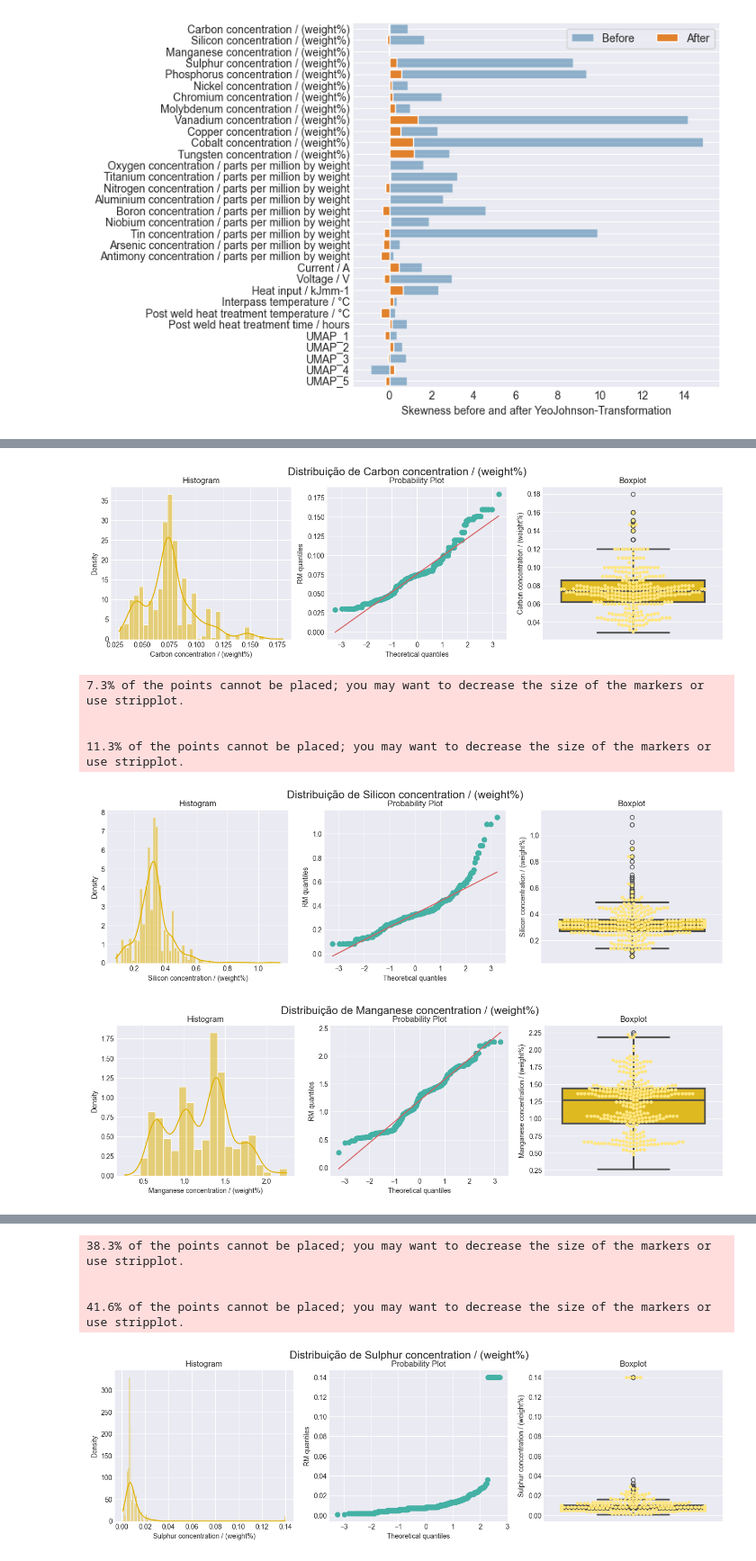
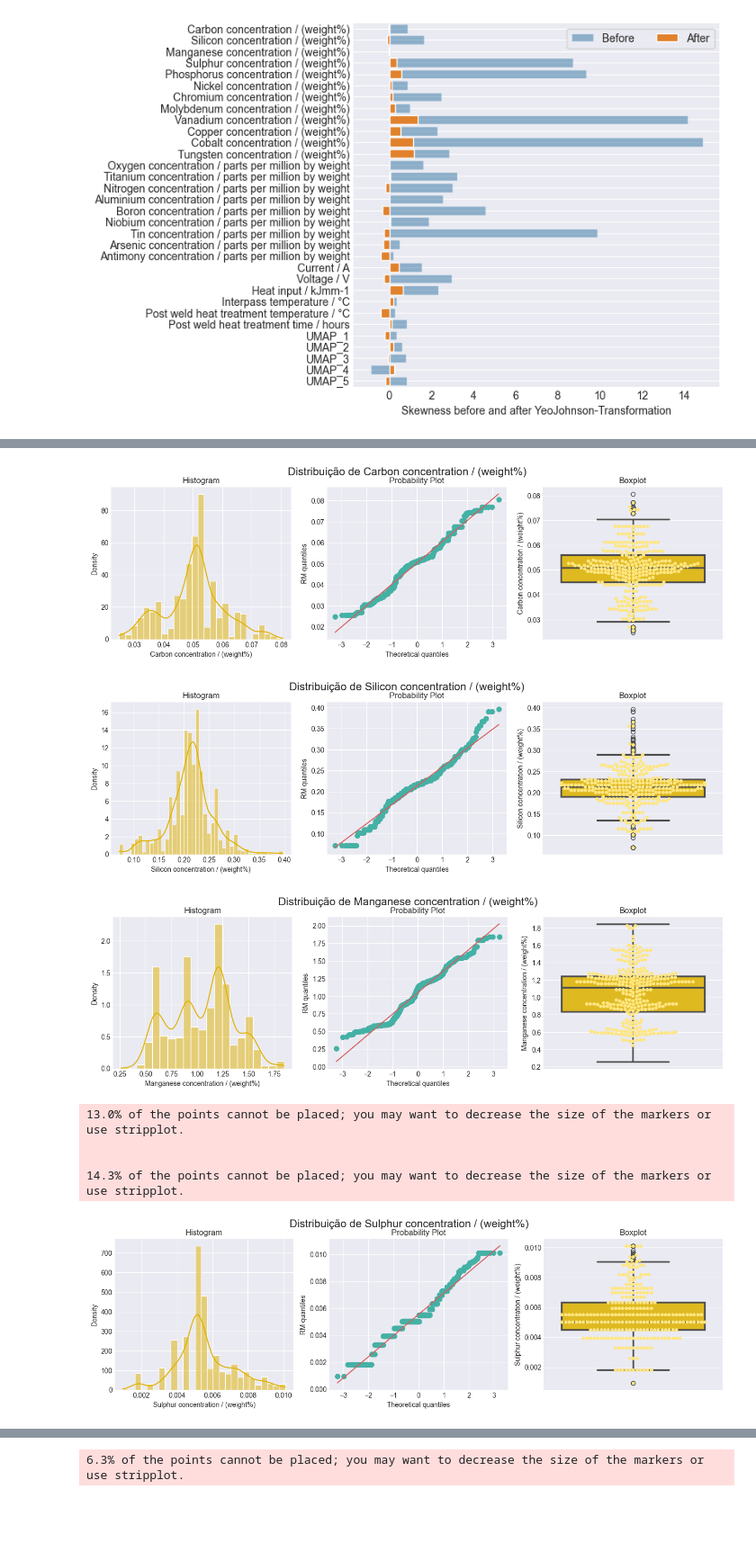
Before and after one commit to mateusgoto01/appAutoProject, a Jupyter notebook: 2_DataPreprocessing.ipynb, the cells around one changed output, grey strips where cells are left out. Shown at 90% size. Cells and saved outputs as stored; diff of their text form; code cells hidden in the pictures; blank space fills up the shorter version.

```diff
--- a/2_DataPreprocessing.ipynb
+++ b/2_DataPreprocessing.ipynb
@@ -200,7 +196,7 @@ def one_hot_encode_and_reduce_multiple(X_train, X_val, X_test, n_components=2, r
 
     return final_train, final_val, final_test
 # %%
-X_train, X_valid, X_test = one_hot_encode_and_reduce_multiple(X_train, X_valid, X_test, n_components=5)
+X_train, X_valid, X_test = one_hot_encode_and_reduce_multiple(X_train, X_valid, X_test, n_components=7)
 # %% [output]
 `sparse` was renamed to `sparse_output` in version 1.2 and will be removed in 1.4. `sparse_output` is ignored unless you leave `sparse` to its default value.
 
@@ -225,13 +221,13 @@ Other thing we are gonna look is if the fact of the data is missing is a valuabl
 # %% [markdown]
 First of all, let's create the functions to do some data inputation
 # %%
-columns_to_drop = ["Hardness / kgmm-2",
-        "50 % FATT",
-        "Primary ferrite in microstructure / %",
-        "Ferrite with second phase / %",
-        "Acicular ferrite / %",
-        "Martensite / %",
-        "Ferrite with carbide aggreagate / %",]
+columns_to_drop = ["hardness",
+"50_FATT",
+"primary_ferrite_in_microstructure",
+"ferrite_with_second_phase",
+"acicular_ferrite",
+"martensite",
+"ferrite_with_carbide_aggreagate",]
 
 X_train.drop(columns=columns_to_drop, inplace=True)
 X_valid.drop(columns=columns_to_drop, inplace=True)
@@ -394,12 +413,11 @@ def impute_data(df, method, *args, **kwargs):
 # %%
-X_train_constant = impute_data(X_train, 'constant', 0, numeric_features)
-X_train_mean = impute_data(X_train, 'mean', numeric_features)
+X_train_constant, X_valid_constant, X_test_constant  = impute_data(X_train, X_valid, X_test, 'constant', 0, numeric_features)
+X_train_mean, X_valid_mean, X_test_mean = impute_data(X_train, X_valid, X_test, 'mean', numeric_features)
 
-X_train_median = impute_data(X_train, 'median', numeric_features)
-X_train_mode = impute_data(X_train, 'mode', numeric_features)
-X_train_multiple = impute_data(X_train, 'multiple', numeric_features)
-X_train_knn = impute_data(X_train, 'knn', numeric_features)
-X_train_ml = impute_data(X_train, 'ml', numeric_features)
+X_train_median, X_valid_median, X_test_median = impute_data(X_train, X_valid, X_test, 'median', numeric_features)
+X_train_mode, X_valid_mode, X_test_mode = impute_data(X_train, X_valid, X_test, 'mode', numeric_features)
+X_train_multiple, X_valid_multiple, X_test_multiple = impute_data(X_train, X_valid, X_test, 'multiple', numeric_features)
+X_train_knn, X_valid_knn, X_test_knn = impute_data(X_train, X_valid, X_test, 'knn', numeric_features)
 # %% [markdown]
 MCAR -> mean, constant
 MAR ->
@@ -479,8 +497,8 @@ view_tranformations(X_train_knn, numeric_features)
 # %%
 yeojohnson_transform=vt.YeoJohnsonTransformer(variables=numeric_features)
 
-yeojohnson_transform.fit(X_train)
+yeojohnson_transform.fit(X_train_knn)
 
-X_train=yeojohnson_transform.transform(X_train)
-X_valid=yeojohnson_transform.transform(X_valid)
-X_test=yeojohnson_transform.transform(X_test)
+X_train_knn=yeojohnson_transform.transform(X_train_knn)
+X_valid_knn=yeojohnson_transform.transform(X_valid_knn)
+X_test_knn=yeojohnson_transform.transform(X_test_knn)
@@ -567,12 +583,13 @@ def diagnostic_plots(df,variable,lib):
     print('Escolha como library (argumento lib) ou "matplotlib" ou "plotly"!')
 # %%
 for feature in numeric_features:
-  diagnostic_plots(X_train,feature,'matplotlib')
+  diagnostic_plots(X_train_knn,feature,'matplotlib')
 # %% [output]
-[figure, old version]
+[figure, new version]
-7.3% of the points cannot be placed; you may want to decrease the size of the markers or use stripplot.
-
-
-11.3% of the points cannot be placed; you may want to decrease the size of the markers or use stripplot.
-[figure, old version]
+[figure, new version]
-[figure, old version]
+[figure, new version]
+13.0% of the points cannot be placed; you may want to decrease the size of the markers or use stripplot.
+
+
+14.3% of the points cannot be placed; you may want to decrease the size of the markers or use stripplot.
+[figure, new version]
@@ -579,5 +597 @@ for feature in numeric_features:
-38.3% of the points cannot be placed; you may want to decrease the size of the markers or use stripplot.
-
-
-41.6% of the points cannot be placed; you may want to decrease the size of the markers or use stripplot.
+6.3% of the points cannot be placed; you may want to decrease the size of the markers or use stripplot.
-[figure, old version]
```
Also changed, not shown: parts of 30 cells of this notebook, 1 other file.
